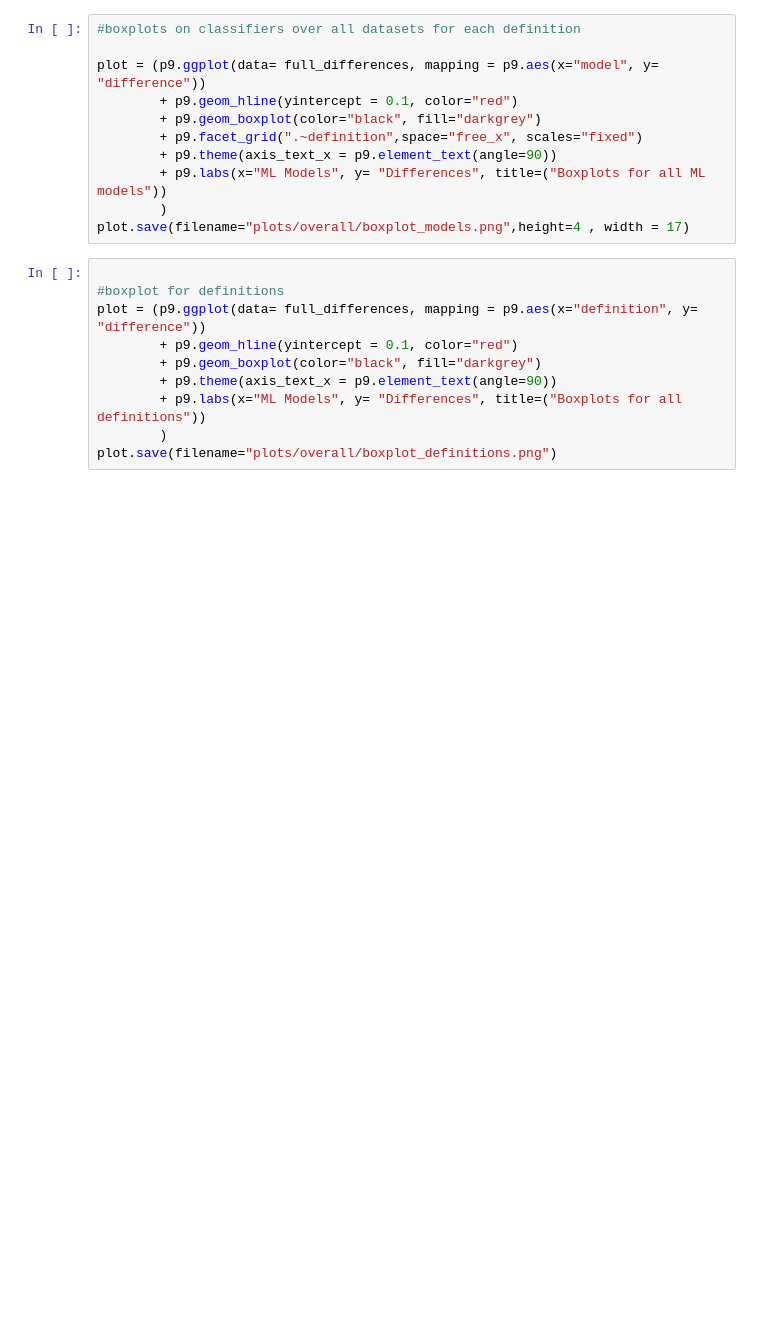
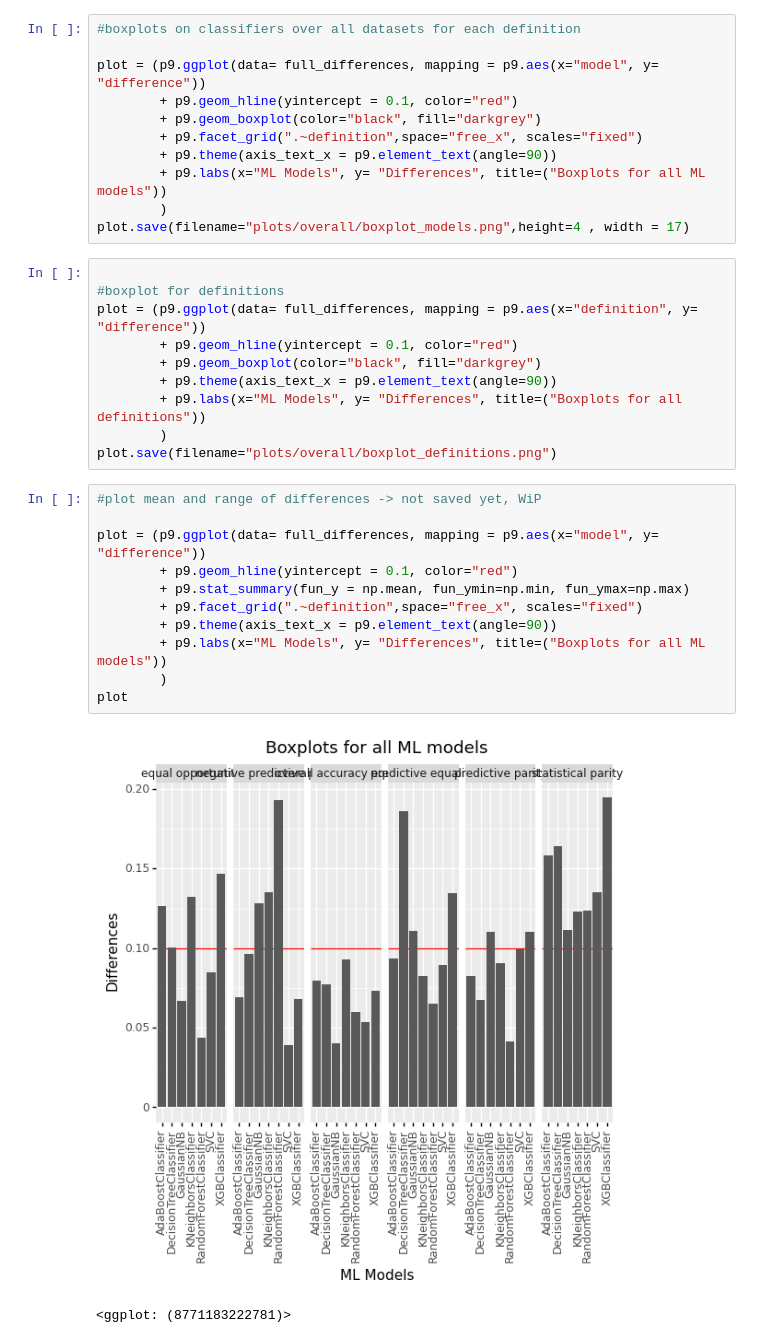
Before and after one commit to maxkrawietz/Thesis, a Jupyter notebook: thesis.ipynb, the cells around one changed output. Drawn from its saved outputs; the diff is of its cells as text; blank space fills up the shorter version.

```diff
--- a/thesis.ipynb
+++ b/thesis.ipynb
@@ -406,3 +432,17 @@ plot = (p9.ggplot(data= full_differences, mapping = p9.aes(x="definition", y= "d
         + p9.labs(x="ML Models", y= "Differences", title=("Boxplots for all definitions"))
         )
 plot.save(filename="plots/overall/boxplot_definitions.png")
+# %%
+#plot mean and range of differences -> not saved yet, WiP
+
+plot = (p9.ggplot(data= full_differences, mapping = p9.aes(x="model", y= "difference"))
+        + p9.geom_hline(yintercept = 0.1, color="red")
+        + p9.stat_summary(fun_y = np.mean, fun_ymin=np.min, fun_ymax=np.max)
+        + p9.facet_grid(".~definition",space="free_x", scales="fixed")
+        + p9.theme(axis_text_x = p9.element_text(angle=90))
+        + p9.labs(x="ML Models", y= "Differences", title=("Boxplots for all ML models"))
+        )
+plot
+# %% [output]
+[figure, added]
+<ggplot: (8771183222781)>
```
Also changed, not shown: parts of 1 cell of this notebook, 5 other files.
